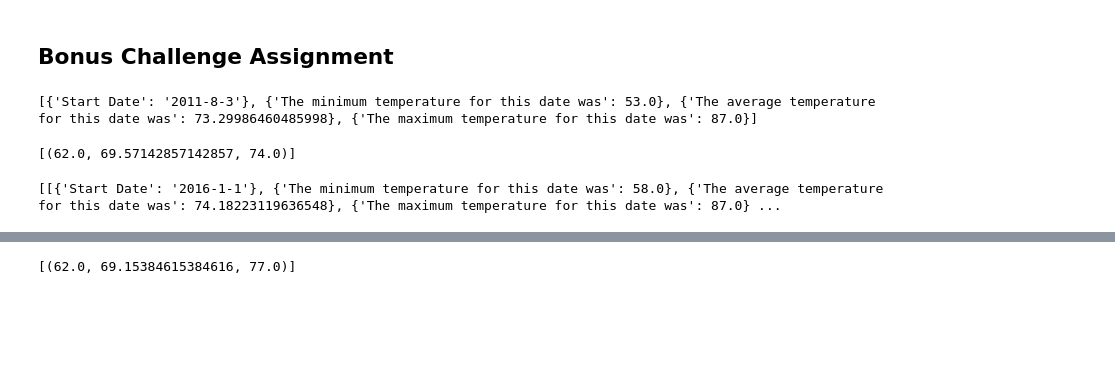
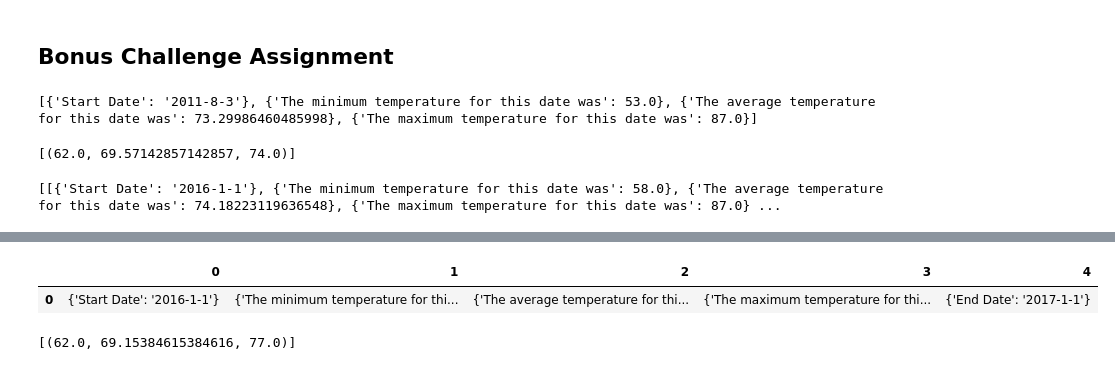
Before and after one commit to JohnMowry77/sqlalchemy-challenge, a Jupyter notebook: climate_starter_use_me.ipynb, the cells around one changed output, grey strips where cells are left out. Cells and saved outputs as stored; diff of their text form; code cells hidden in the pictures; blank space fills up the shorter version.

```diff
--- a/climate_starter_use_me.ipynb
+++ b/climate_starter_use_me.ipynb
@@ -308,15 +308,14 @@ print(trip_data)
 # Use the average temperature for the y value
 # Use the peak-to-peak (tmax-tmin) value as the y error bar (yerr)
 df_trip=pd.DataFrame(trip_data)
-#df_trip
+
+df_trip
+
+# df_trip.rename(columns{'0': 'Start Date', '1': 'Min Temp', '2': 'Avg Temp', '3': 'Max Temp', '4': 'End Date'}, inplace =True)
+# df_trip
 
 
-df_trip.rename(columns{'0': 'Start Date', '1': 'Min Temp', '2': 'Avg Temp', '3': 'Max Temp', '4': 'End Date'}, inplace =True)
-df_trip
-
-
-
-# .plot(y='avg_temp_trip')
+# df_trip.plot(y=avg_temp_trip)
 # plt.xlabel('Date')
 # plt.xticks(rotation=65)
 # plt.ylabel('Average Temp')
@@ -328,3 +326,5 @@ SyntaxError: invalid syntax (<ipython-input-44-6df48dce0cbe>, line 9)
+|  | 0 | 1 | 2 | 3 | 4 |
+| 0 | {'Start Date': '2016-1-1'} | {'The minimum temperature for thi... | {'The average temperature for thi... | {'The maximum temperature for thi... | {'End Date': '2017-1-1'} |
 # %%
 # Calculate the total amount of rainfall per weather station for your trip dates using the previous year's matching dates.
 # Sort this in descending order by precipitation amount and list the station, name, latitude, longitude, and elevation
```
Also changed, not shown: parts of 9 cells of this notebook, 2 other files.
